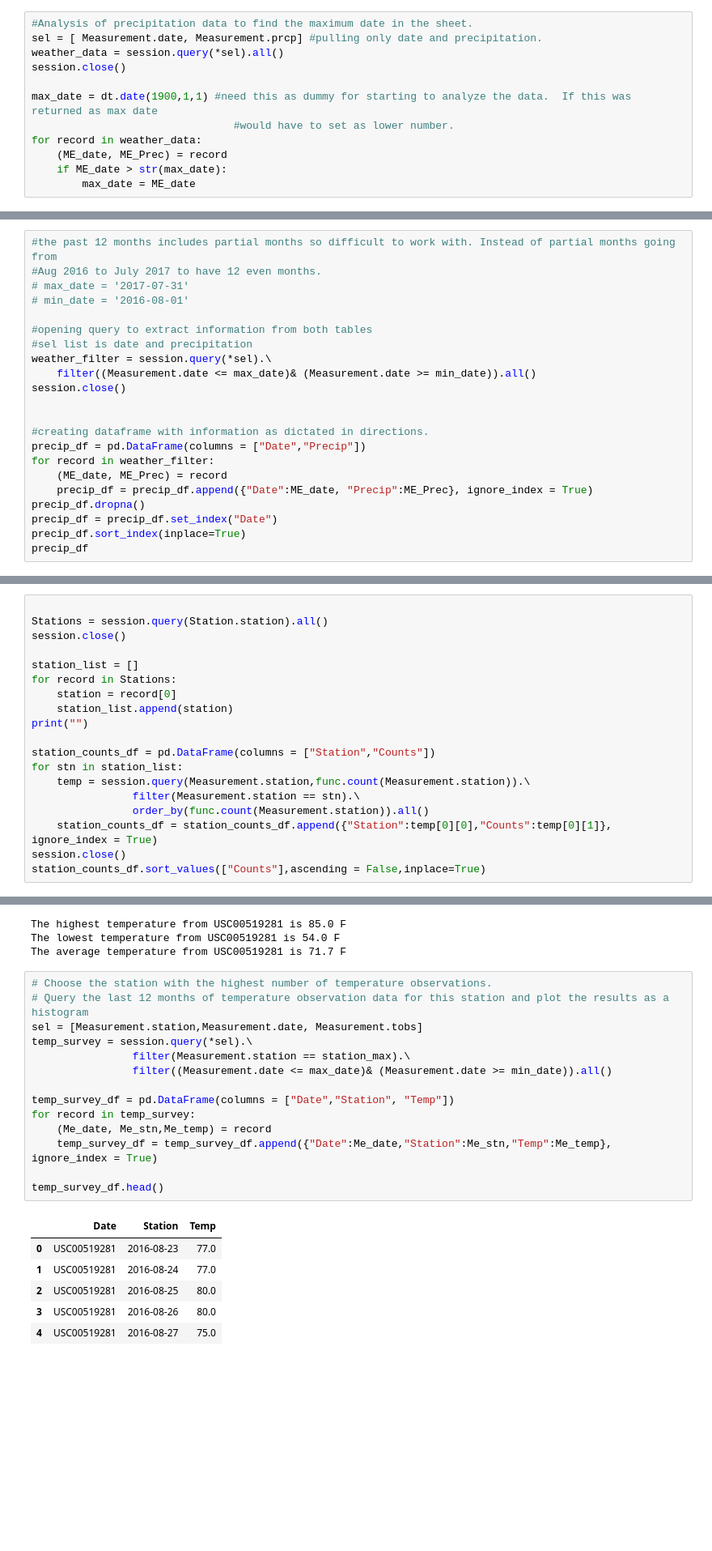
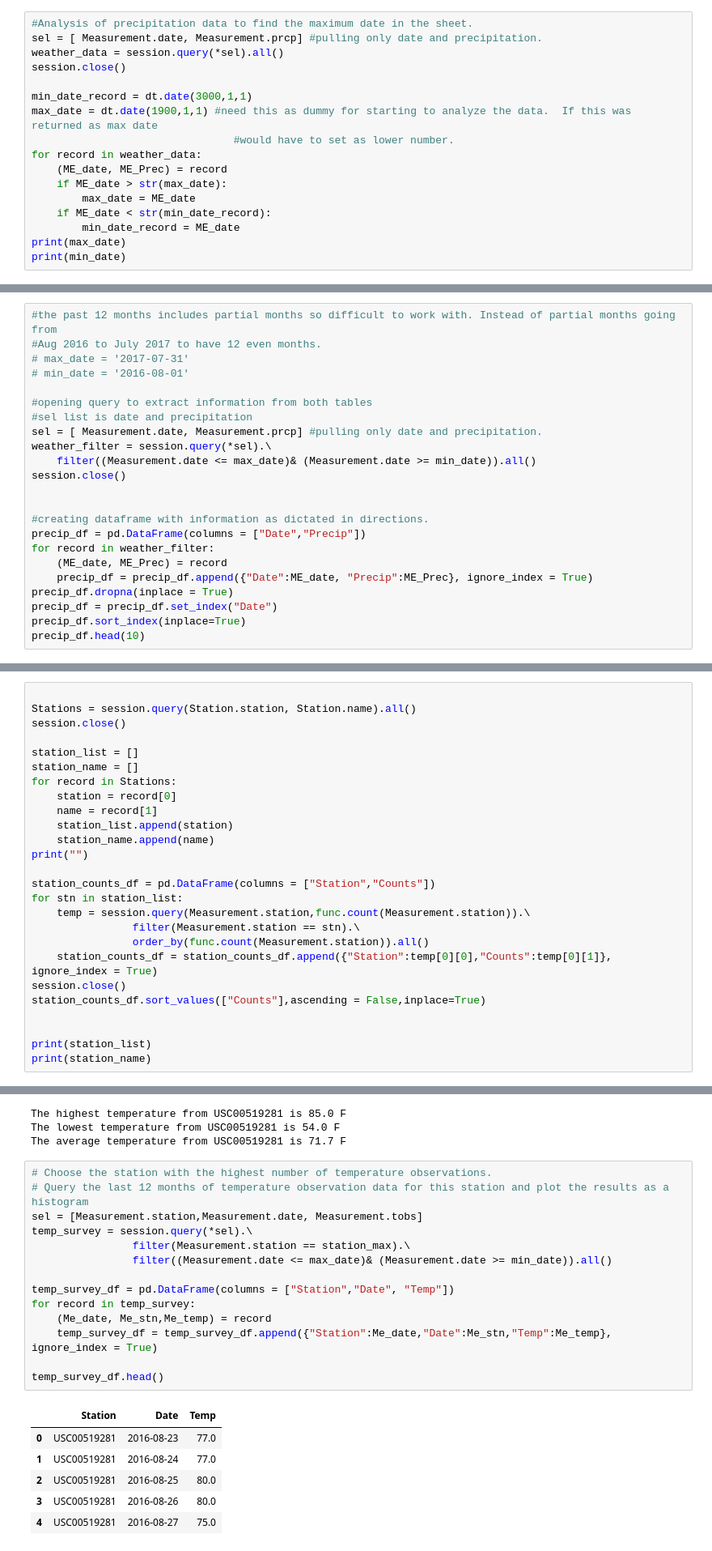
Before and after one commit to j2browns/sqlalchemy-challenge, a Jupyter notebook: climate_starter.ipynb, the cells around one changed output, grey strips where cells are left out. Shown: that part at 81% size. Drawn from its saved outputs; the diff is of its cells as text; blank space fills up the shorter version.

```diff
--- a/climate_starter.ipynb
+++ b/climate_starter.ipynb
@@ -74,9 +72,14 @@ sel = [ Measurement.date, Measurement.prcp] #pulling only date and precipitation
 weather_data = session.query(*sel).all()
 session.close()
 
+min_date_record = dt.date(3000,1,1)
 max_date = dt.date(1900,1,1) #need this as dummy for starting to analyze the data.  If this was returned as max date
                                 #would have to set as lower number.
 for record in weather_data:
     (ME_date, ME_Prec) = record
     if ME_date > str(max_date):
         max_date = ME_date
+    if ME_date < str(min_date_record):
+        min_date_record = ME_date
+print(max_date)
+print(min_date)
@@ -98,6 +104,7 @@ Start date for 12 months earlier: 2016-08-23
 
 #opening query to extract information from both tables
 #sel list is date and precipitation
+sel = [ Measurement.date, Measurement.prcp] #pulling only date and precipitation.
 weather_filter = session.query(*sel).\
     filter((Measurement.date <= max_date)& (Measurement.date >= min_date)).all()
 session.close()
@@ -108,10 +115,10 @@ precip_df = pd.DataFrame(columns = ["Date","Precip"])
 for record in weather_filter:
     (ME_date, ME_Prec) = record
     precip_df = precip_df.append({"Date":ME_date, "Precip":ME_Prec}, ignore_index = True)
-precip_df.dropna()
+precip_df.dropna(inplace = True)
 precip_df = precip_df.set_index("Date")
 precip_df.sort_index(inplace=True)
-precip_df
+precip_df.head(10)
 # %% [output]
 |  | Precip |
 | Date |  |
@@ -267,13 +272,16 @@ print(f"Number of Stations: {station_count}")
 Number of Stations: (9,)
 # %%
 
-Stations = session.query(Station.station).all()
+Stations = session.query(Station.station, Station.name).all()
 session.close()
 
 station_list = []
+station_name = []
 for record in Stations:
     station = record[0]
+    name = record[1]
     station_list.append(station)
+    station_name.append(name)
 print("")
 
 station_counts_df = pd.DataFrame(columns = ["Station","Counts"])
@@ -284,3 +292,7 @@ for stn in station_list:
     station_counts_df = station_counts_df.append({"Station":temp[0][0],"Counts":temp[0][1]}, ignore_index = True)
 session.close()
 station_counts_df.sort_values(["Counts"],ascending = False,inplace=True)
+
+
+print(station_list)
+print(station_name)
@@ -320,19 +335,19 @@ The average temperature from USC00519281 is 71.7 F
 # %%
 # Choose the station with the highest number of temperature observations.
 # Query the last 12 months of temperature observation data for this station and plot the results as a histogram
 sel = [Measurement.station,Measurement.date, Measurement.tobs]
 temp_survey = session.query(*sel).\
                 filter(Measurement.station == station_max).\
                 filter((Measurement.date <= max_date)& (Measurement.date >= min_date)).all()
 
-temp_survey_df = pd.DataFrame(columns = ["Date","Station", "Temp"])
+temp_survey_df = pd.DataFrame(columns = ["Station","Date", "Temp"])
 for record in temp_survey:
     (Me_date, Me_stn,Me_temp) = record
-    temp_survey_df = temp_survey_df.append({"Date":Me_date,"Station":Me_stn,"Temp":Me_temp}, ignore_index = True)
+    temp_survey_df = temp_survey_df.append({"Station":Me_date,"Date":Me_stn,"Temp":Me_temp}, ignore_index = True)
 
 temp_survey_df.head()
 # %% [output]
-|  | Date | Station | Temp |
+|  | Station | Date | Temp |
 | 0 | USC00519281 | 2016-08-23 | 77.0 |
 | 1 | USC00519281 | 2016-08-24 | 77.0 |
 | 2 | USC00519281 | 2016-08-25 | 80.0 |
```
Also changed, not shown: parts of 10 cells of this notebook, 1 other file.
